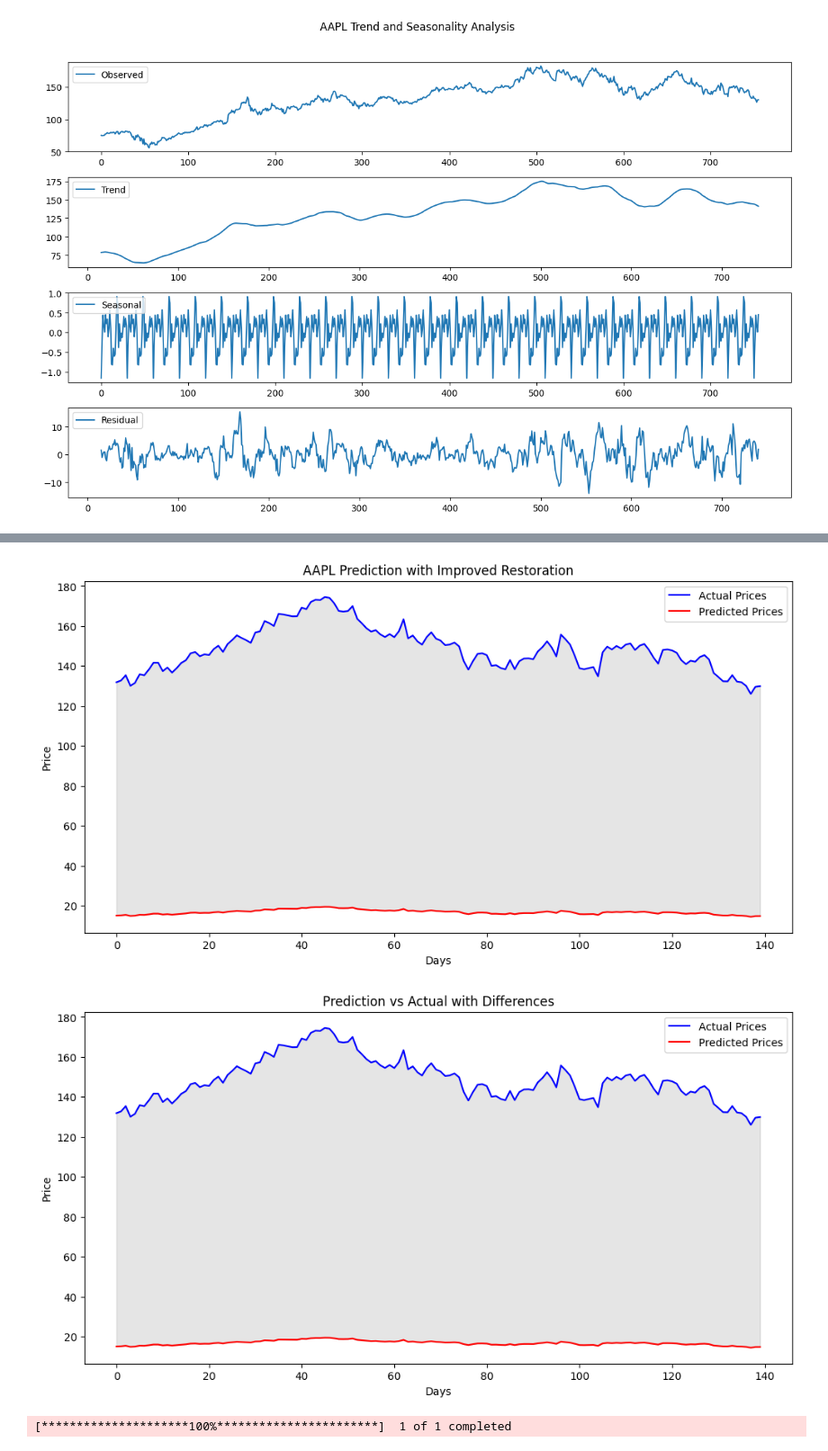
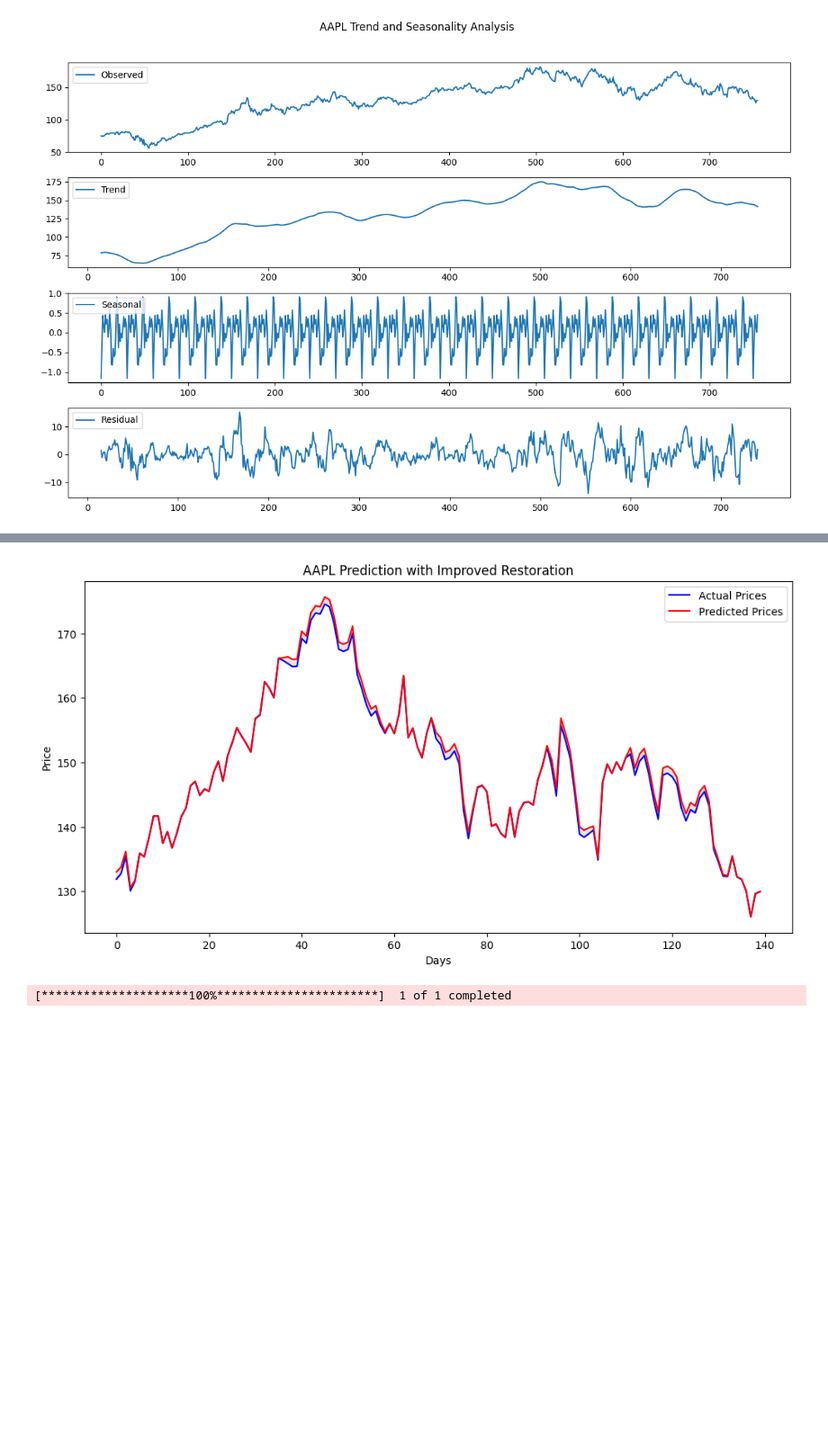
Before and after one commit to ad-astra-per-ardua/DataAnalysis, a Jupyter notebook: LTSM_Model_Task.ipynb, the cells around one changed output, grey strips where cells are left out. Shown: that part at 90% size. Saved outputs shown, nothing was run; the diff lists cells and outputs as text; code cells hidden in the pictures; blank space fills up the shorter version.

```diff
--- a/LTSM_Model_Task.ipynb
+++ b/LTSM_Model_Task.ipynb
@@ -52,27 +53,27 @@ print(f"X_train shape: {X_train.shape}, y_train shape: {y_train.shape}")
 # %% [output]
 X_train shape: (556, 60, 1), y_train shape: (556, 1)
 # %%
+def add_noise(data, noise_factor=0.02):
+    noise = noise_factor * np.random.normal(size=data.shape)
+    return data + noise
+
+X_train_noisy = add_noise(X_train)
+
 model = Sequential([
-    LSTM(512, return_sequences=True, input_shape=(sequence_length, 1)),
+    Bidirectional(LSTM(512, return_sequences=True, input_shape=(sequence_length, 1))),
     Dropout(0.3),
-    BatchNormalization(),
     LSTM(256, return_sequences=True),
     Dropout(0.3),
-    BatchNormalization(),
     LSTM(128, return_sequences=False),
-    Dense(64, activation='relu'),
-    Dense(32, activation='relu'),
+    Dense(64, activation='relu', kernel_regularizer=l2(0.01)),
     Dense(1)
 ])
 
-
-model.summary()
-
 model.compile(optimizer=Adam(learning_rate=0.001), loss=loss_function, metrics=['mae'])
-
 callbacks = [
     EarlyStopping(monitor='val_loss', patience=10, restore_best_weights=True),
     ModelCheckpoint('enhanced_lstm_model.keras', save_best_only=True, monitor='val_loss'),
     TensorBoard(log_dir="./logs"),
     ReduceLROnPlateau(monitor='val_loss', factor=0.5, patience=3, min_lr=1e-6)
 ]
+lr_scheduler = ReduceLROnPlateau(monitor='val_loss', factor=0.5, patience=3, min_lr=1e-6)
@@ -101,8 +80,8 @@ Model: "sequential_9"
 # %%
 history = model.fit(
-    X_train, y_train,
+    X_train_noisy, y_train,
     validation_data=(X_test, y_test),
-    epochs=100,
-    batch_size=64,
+    epochs=150,
+    batch_size=128,
     callbacks=callbacks
 )
@@ -177,6 +172,10 @@ closing_prices_detrended_scaled = scaler.fit_transform(closing_prices_detrended.
 # %% [output]
 [figure]
 # %%
+train_size = int(len(X_detrended) * 0.8)
+X_train_detrended, X_test_detrended = X_detrended[:train_size], X_detrended[train_size:]
+y_train_detrended, y_test_detrended = y_detrended[:train_size], y_detrended[train_size:]
+
 closing_prices_detrended = detrend_data(closing_prices)
 closing_prices_detrended_scaled = scaler.fit_transform(closing_prices_detrended.reshape(-1, 1))
 X_detrended, y_detrended = create_sequences(closing_prices_detrended, sequence_length)
@@ -193,7 +192,7 @@ history_detrended = model.fit(
     X_train_detrended, y_train_detrended,
     validation_data=(X_test_detrended, y_test_detrended),
     epochs=100,
-    batch_size=64,
+    batch_size=128,
     callbacks=callbacks
 )
 # %% [output]
@@ -233,12 +232,11 @@ if end_idx > len(closing_prices):
 trend_component = closing_prices[start_idx:end_idx].reshape(-1, 1)
 
 actual_prices_restored = closing_prices[start_idx:end_idx].reshape(-1, 1)
-
+predicted_prices_restored = predicted_prices_detrended + trend_component
 min_len = min(len(actual_prices_restored), len(predicted_prices_restored))
 actual_prices_restored = actual_prices_restored[:min_len]
 predicted_prices_restored = predicted_prices_restored[:min_len]
 
 # fck overfitting
 plot_predictions(actual_prices_restored, predicted_prices_restored, title="AAPL Prediction with Improved Restoration")
-compare_predictions(actual_prices_restored, predicted_prices_restored)
 # %% [output]
@@ -246,5 +244,4 @@ compare_predictions(actual_prices_restored, predicted_prices_restored)
-[figure, old version]
+[figure, new version]
-[figure, removed]
 # %%
 # Start of BTC Part
 btc_data = yf.download('BTC-USD', start='2020-01-01', end='2023-01-01')
```
Also changed, not shown: parts of 14 cells of this notebook.
